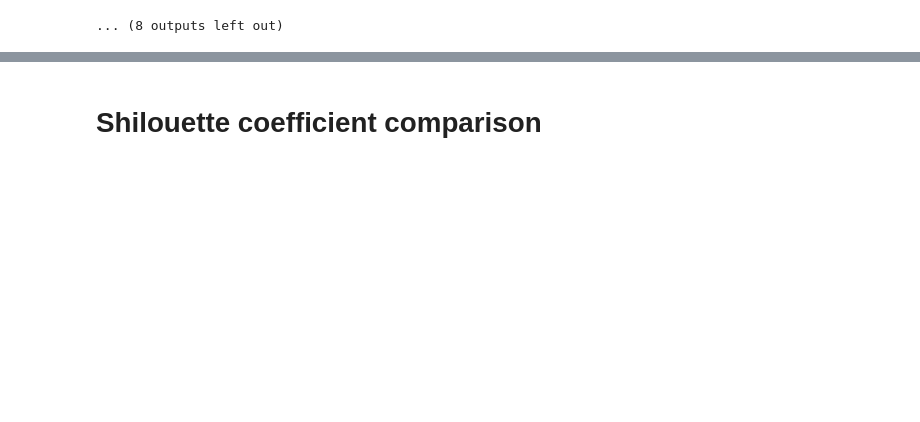
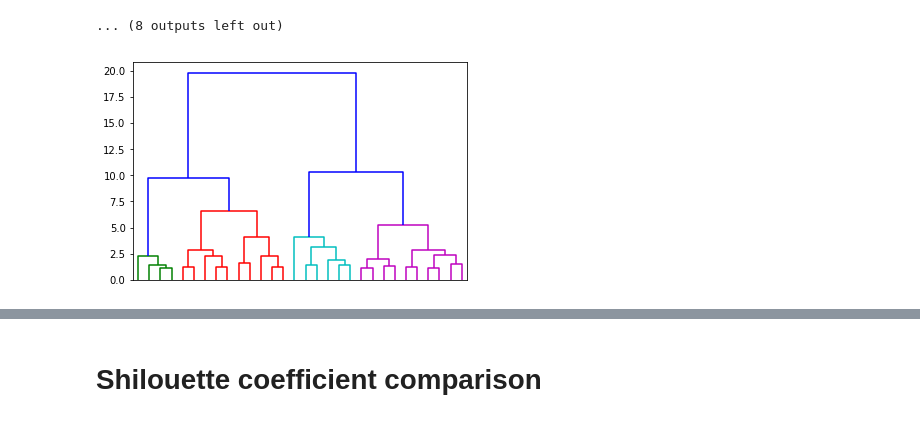
Before and after one commit to DanyEle/dm-group-1, a Jupyter notebook: Code/Riccardo/Hier_Clu_2.0.ipynb, the cells around one changed output, grey strips where cells are left out. Cells and saved outputs as stored; diff of their text form; code cells hidden in the pictures; blank space fills up the shorter version.

```diff
--- a/Code/Riccardo/Hier_Clu_2.0.ipynb
+++ b/Code/Riccardo/Hier_Clu_2.0.ipynb
@@ -421,3 +451,7 @@ sh = 0.4372090029074527 - num_cl = 6
 <Figure size 432x288 with 0 Axes>
 [figure]
 ... (8 outputs left out)
+# %%
+plot_dend(test_3_30, 'ward', [4,6])
+# %% [output]
+[figure, added]
```
Also changed, not shown: parts of 4 cells of this notebook, 3 other files.
